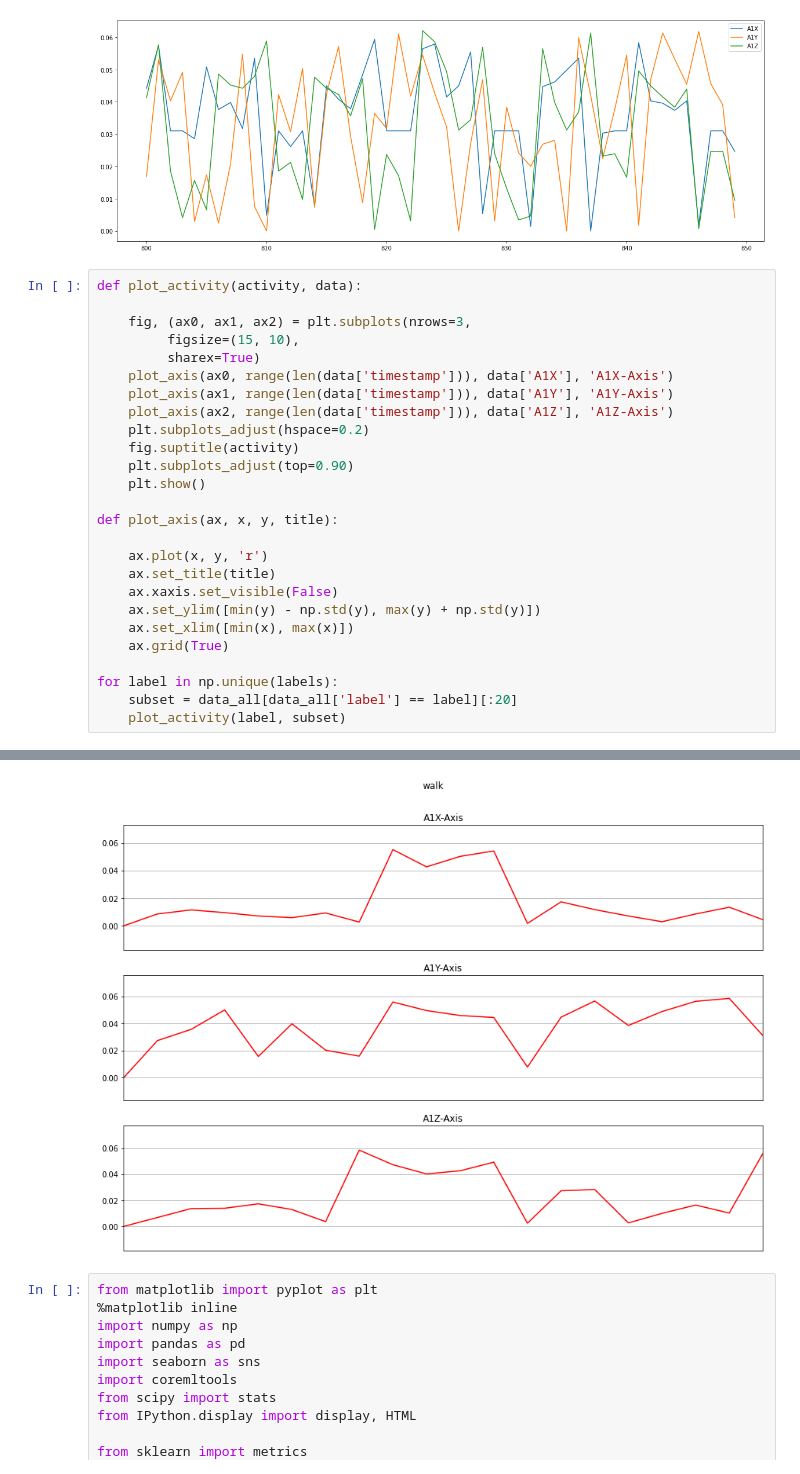
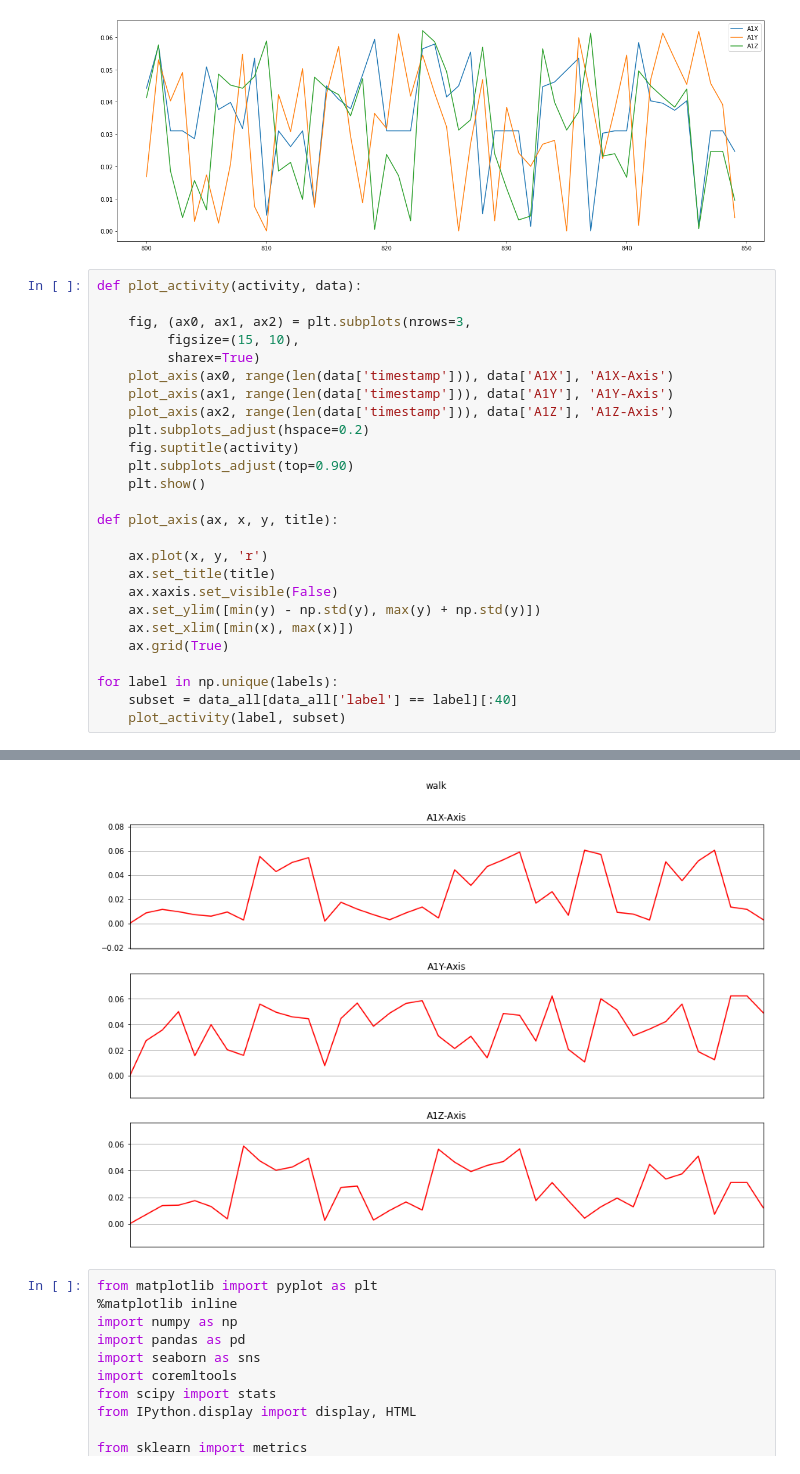
Before and after one commit to CS3237Group14/petcise, a Jupyter notebook: ML_model/keras_ml_model.ipynb, the cells around one changed output, grey strips where cells are left out. Cells and saved outputs as stored; diff of their text form.

```diff
--- a/ML_model/keras_ml_model.ipynb
+++ b/ML_model/keras_ml_model.ipynb
@@ -127,6 +127,6 @@ def plot_axis(ax, x, y, title):
     ax.grid(True)
 
 for label in np.unique(labels):
-    subset = data_all[data_all['label'] == label][:20]
+    subset = data_all[data_all['label'] == label][:40]
     plot_activity(label, subset)
 # %% [output]
@@ -135,4 +135,4 @@ for label in np.unique(labels):
-[figure, old version]
+[figure, new version]
 # %%
 from matplotlib import pyplot as plt
 %matplotlib inline
```
Also changed, not shown: parts of 12 cells of this notebook, 11 other files.
